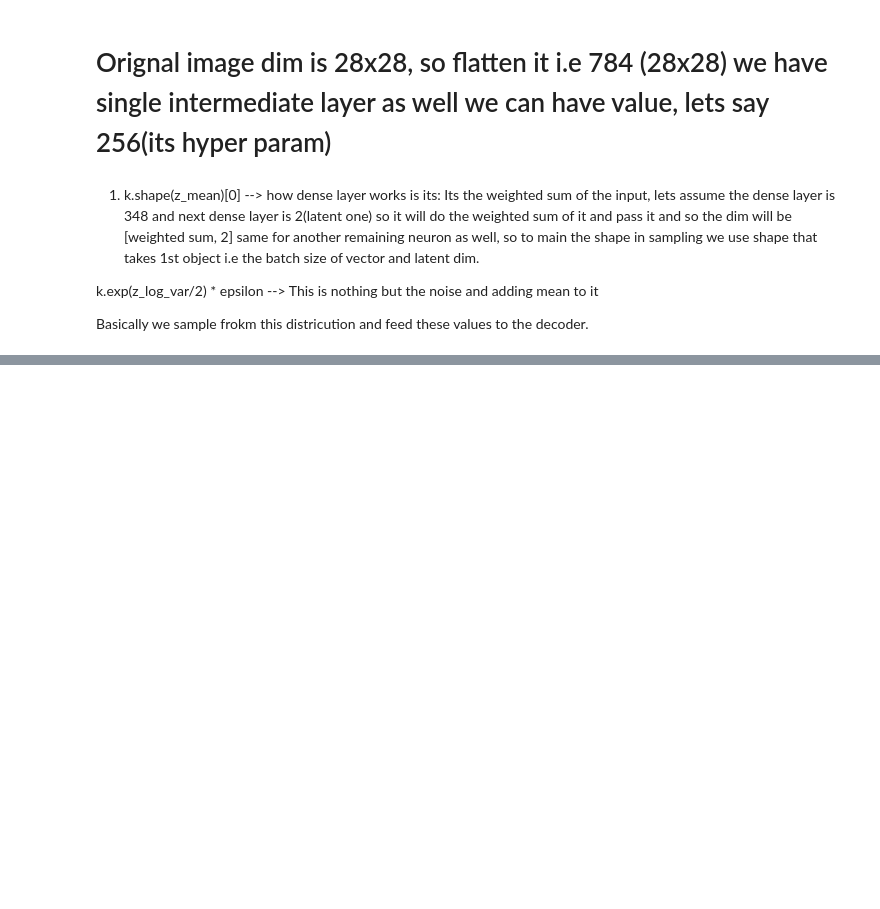
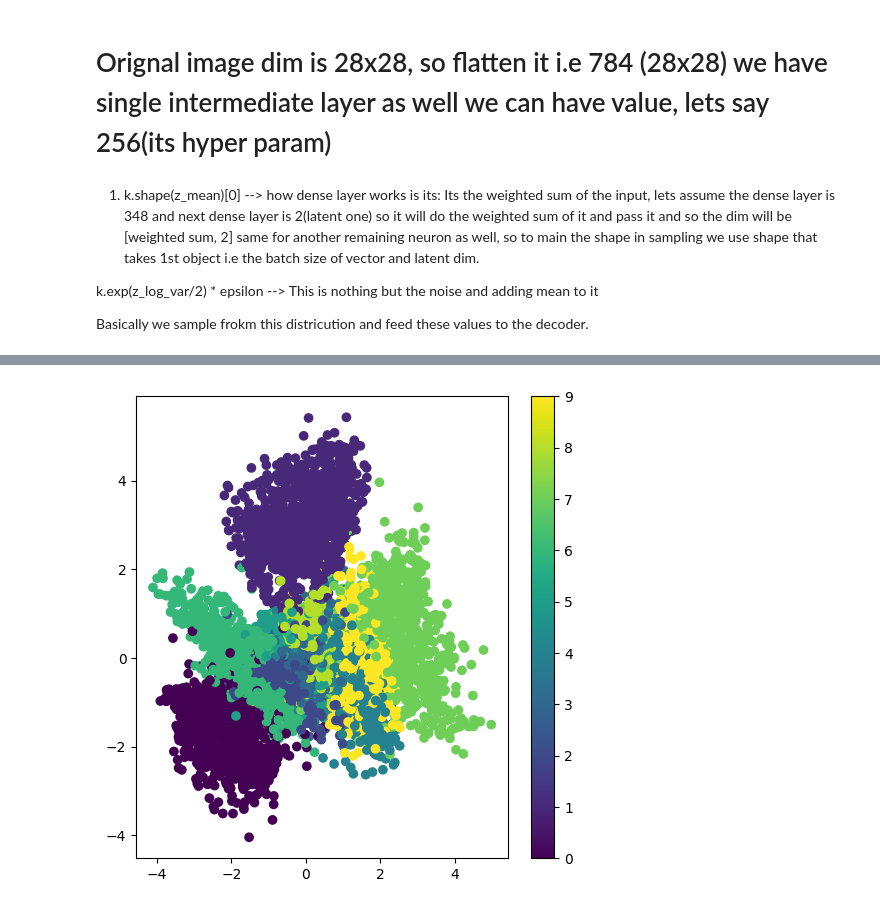
Before and after one commit to muffin-head/GANs_AutoEncoders, a Jupyter notebook: GANS.ipynb, the cells around one changed output, grey strips where cells are left out. Cells and saved outputs as stored; diff of their text form; code cells hidden in the pictures; blank space fills up the shorter version.

```diff
--- a/GANS.ipynb
+++ b/GANS.ipynb
@@ -62,0 +123,7 @@ ________________________________________________________________________________
+# %%
+(x_train, y_train), (x_test, y_test) = mnist.load_data()
+
+x_train = x_train.astype('float32') / 255.
+x_test = x_test.astype('float32') / 255.
+x_train = x_train.reshape((len(x_train), np.prod(x_train.shape[1:])))
+x_test = x_test.reshape((len(x_test), np.prod(x_test.shape[1:])))
@@ -62,0 +157,11 @@ ________________________________________________________________________________
+# %%
+import matplotlib.pyplot as plt
+from scipy.stats import norm
+# display a 2D plot of the digit classes in the latent space
+x_test_encoded = encoder.predict(x_test, batch_size=batch_size)[0]
+plt.figure(figsize=(6, 6))
+plt.scatter(x_test_encoded[:,0], x_test_encoded[:,1], c=y_test, cmap='viridis')
+plt.colorbar()
+plt.show()
+# %% [output]
+[figure, added]
```
Also changed, not shown: parts of 10 cells of this notebook.
